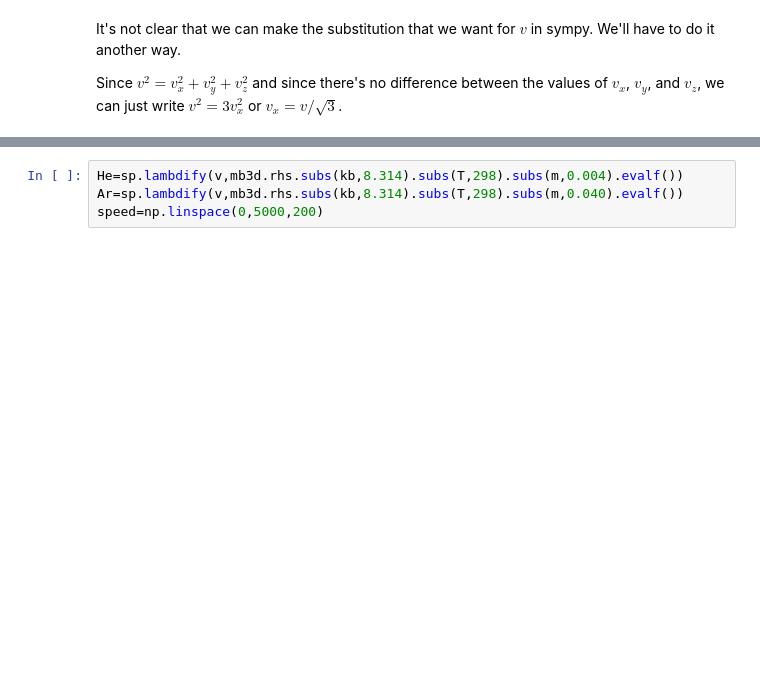
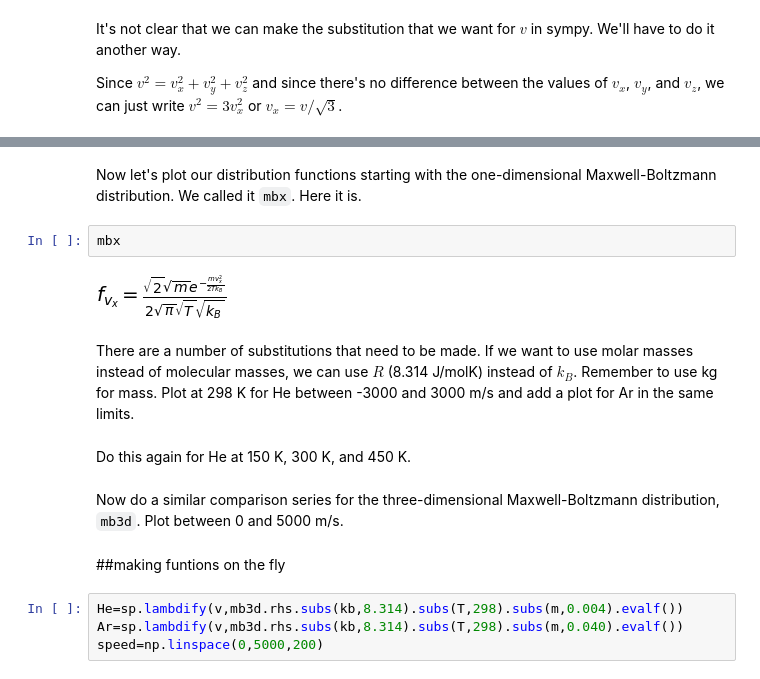
Before and after one commit to davis689/binder, a Jupyter notebook: Maxwell_Boltzmann.ipynb, the cells around one changed output, grey strips where cells are left out. Drawn from its saved outputs; the diff is of its cells as text; blank space fills up the shorter version.

```diff
--- a/Maxwell_Boltzmann.ipynb
+++ b/Maxwell_Boltzmann.ipynb
@@ -74,3 +152,17 @@ pp.show()
+# %% [markdown]
+Now let's plot our distribution functions starting with the one-dimensional Maxwell-Boltzmann distribution. We called it `mbx`. Here it is.
+# %%
+mbx
+# %% [output]
+[figure, added]
+# %% [markdown]
+There are a number of substitutions that need to be made. If we want to use molar masses instead of molecular masses, we can use $R$ (8.314 J/molK) instead of $k_B$. Remember to use kg for mass. Plot at 298 K for He between -3000 and 3000 m/s and add a plot for Ar in the same limits.
+# %% [markdown]
+Do this again for He at 150 K, 300 K, and 450 K.
+# %% [markdown]
+Now do a similar comparison series for the three-dimensional Maxwell-Boltzmann distribution, `mb3d`. Plot between 0 and 5000 m/s.
+# %% [markdown]
+##making funtions on the fly
 # %%
 He=sp.lambdify(v,mb3d.rhs.subs(kb,8.314).subs(T,298).subs(m,0.004).evalf())
 Ar=sp.lambdify(v,mb3d.rhs.subs(kb,8.314).subs(T,298).subs(m,0.040).evalf())
```
Also changed, not shown: parts of 67 cells of this notebook.
